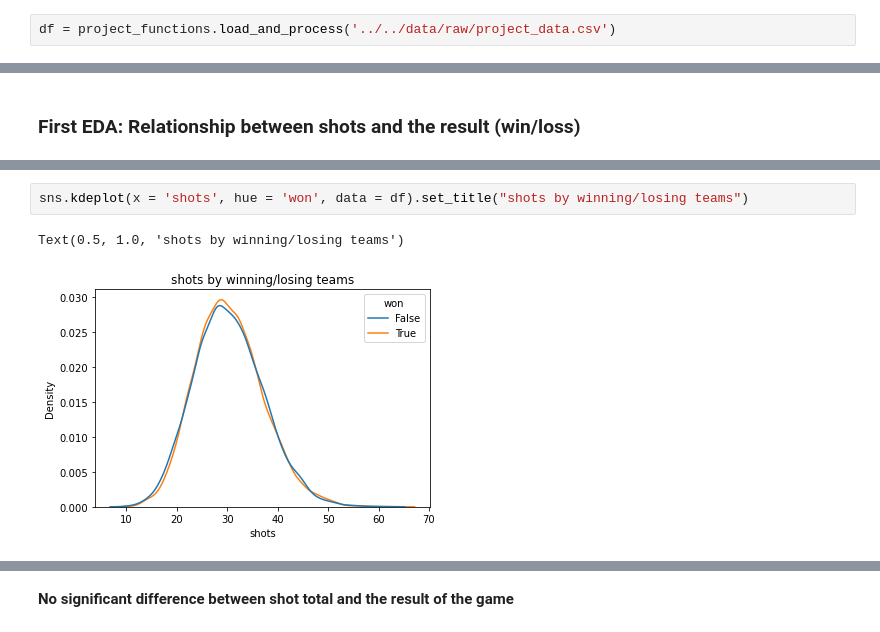
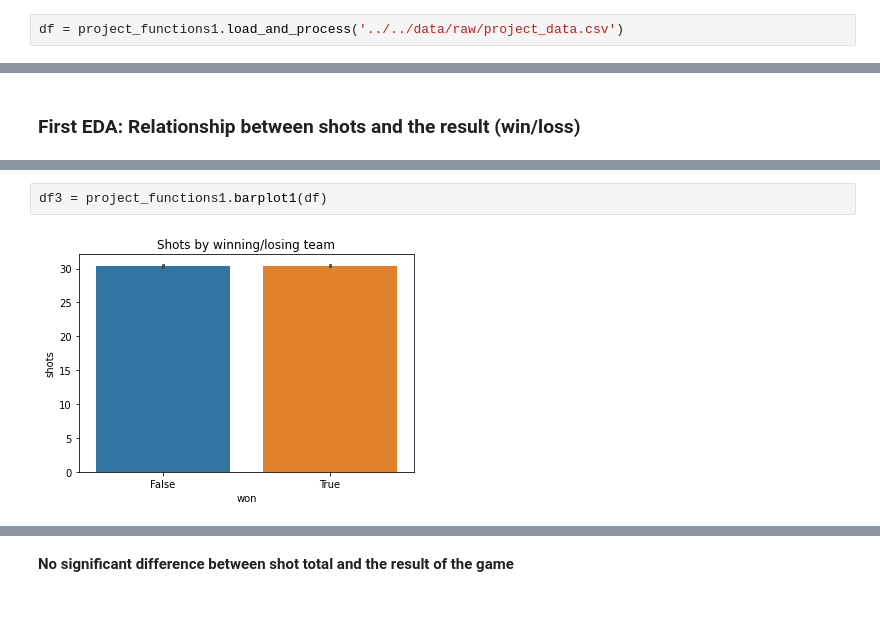
Before and after one commit to data301-2020-winter1/course-project-solo_329, a Jupyter notebook: analysis/scripts/EDA.ipynb, the cells around one changed output, grey strips where cells are left out. Drawn from its saved outputs; the diff is of its cells as text.

```diff
--- a/analysis/scripts/EDA.ipynb
+++ b/analysis/scripts/EDA.ipynb
@@ -3,6 +3,6 @@ import project_functions
 import pandas as pd
 import seaborn as sns
 # %%
-df = project_functions.load_and_process('../../data/raw/project_data.csv')
+df = project_functions1.load_and_process('../../data/raw/project_data.csv')
 # %% [markdown]
 #### Heatmap correlation and mean attributes grouped by win/loss ####
@@ -32,5 +21,4 @@ Text(0.5, 1.0, 'shots by winning/losing teams')
-# %%
-sns.kdeplot(x = 'shots', hue = 'won', data = df).set_title("shots by winning/losing teams")
-# %% [output]
-Text(0.5, 1.0, 'shots by winning/losing teams')
-[figure, removed]
+# %%
+df3 = project_functions1.barplot1(df)
+# %% [output]
+[figure, added]
```
Also changed, not shown: parts of 21 cells of this notebook, 1 other file.
